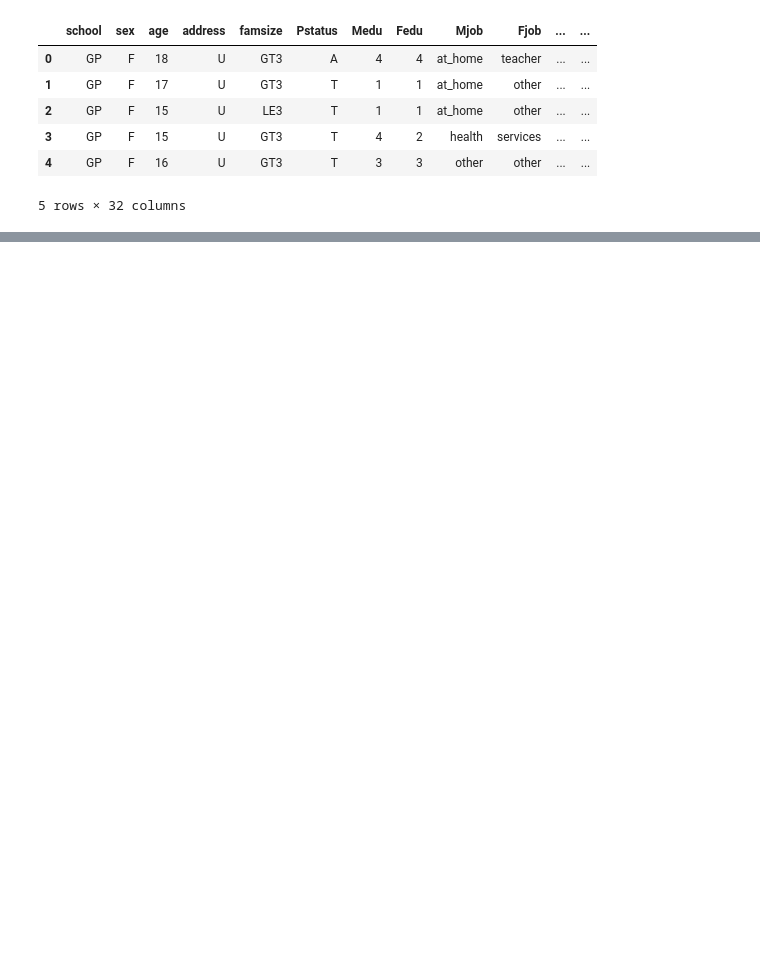
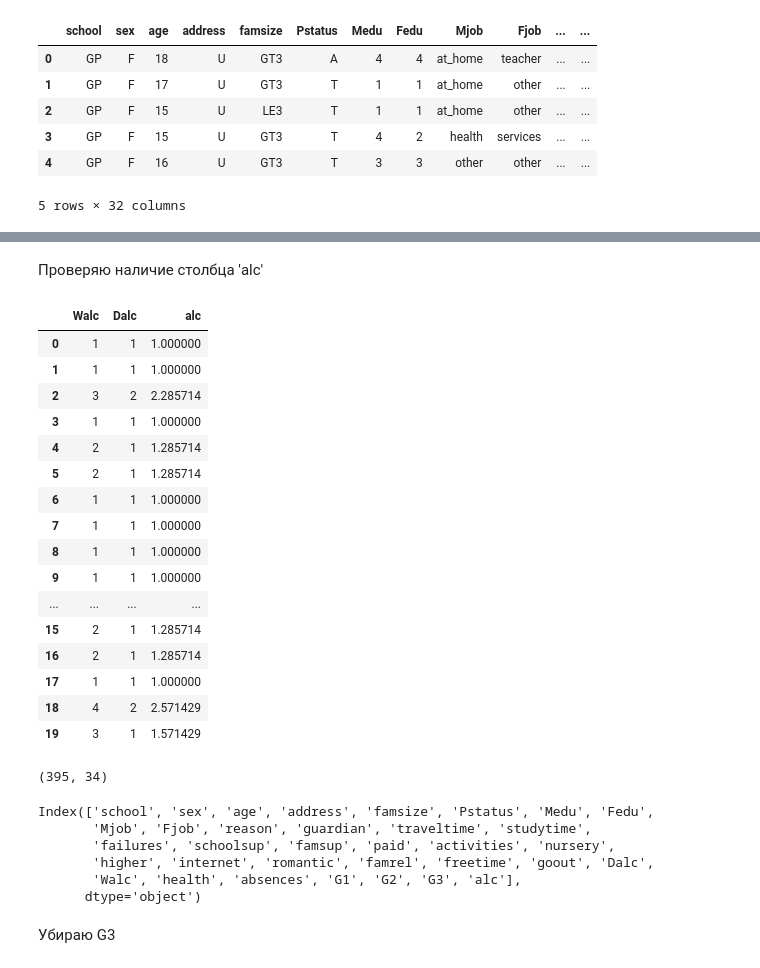
Before and after one commit to GarifullinII/MathStudents, a Jupyter notebook: analysis_students.ipynb, the cells around one changed output, grey strips where cells are left out. Cells and saved outputs as stored; diff of their text form; code cells hidden in the pictures; blank space fills up the shorter version.

```diff
--- a/analysis_students.ipynb
+++ b/analysis_students.ipynb
@@ -136,0 +238,37 @@ data.drop(['G3'], axis = 1).head()
+# %% [markdown]
+Проверяю наличие столбца 'alc'
+# %%
+data[['Walc', 'Dalc', 'alc']].head(20)
+# %% [output]
+|  | Walc | Dalc | alc |
+| 0 | 1 | 1 | 1.000000 |
+| 1 | 1 | 1 | 1.000000 |
+| 2 | 3 | 2 | 2.285714 |
+| 3 | 1 | 1 | 1.000000 |
+| 4 | 2 | 1 | 1.285714 |
+| 5 | 2 | 1 | 1.285714 |
+| 6 | 1 | 1 | 1.000000 |
+| 7 | 1 | 1 | 1.000000 |
+| 8 | 1 | 1 | 1.000000 |
+| 9 | 1 | 1 | 1.000000 |
+| ... | ... | ... | ... |
+| 15 | 2 | 1 | 1.285714 |
+| 16 | 2 | 1 | 1.285714 |
+| 17 | 1 | 1 | 1.000000 |
+| 18 | 4 | 2 | 2.571429 |
+| 19 | 3 | 1 | 1.571429 |
+# %%
+data.shape
+# %% [output]
+(395, 34)
+# %%
+data.columns
+# %% [output]
+Index(['school', 'sex', 'age', 'address', 'famsize', 'Pstatus', 'Medu', 'Fedu',
+       'Mjob', 'Fjob', 'reason', 'guardian', 'traveltime', 'studytime',
+       'failures', 'schoolsup', 'famsup', 'paid', 'activities', 'nursery',
+       'higher', 'internet', 'romantic', 'famrel', 'freetime', 'goout', 'Dalc',
+       'Walc', 'health', 'absences', 'G1', 'G2', 'G3', 'alc'],
+      dtype='object')
+# %% [markdown]
+Убираю G3
```
Also changed, not shown: parts of 37 cells of this notebook.
